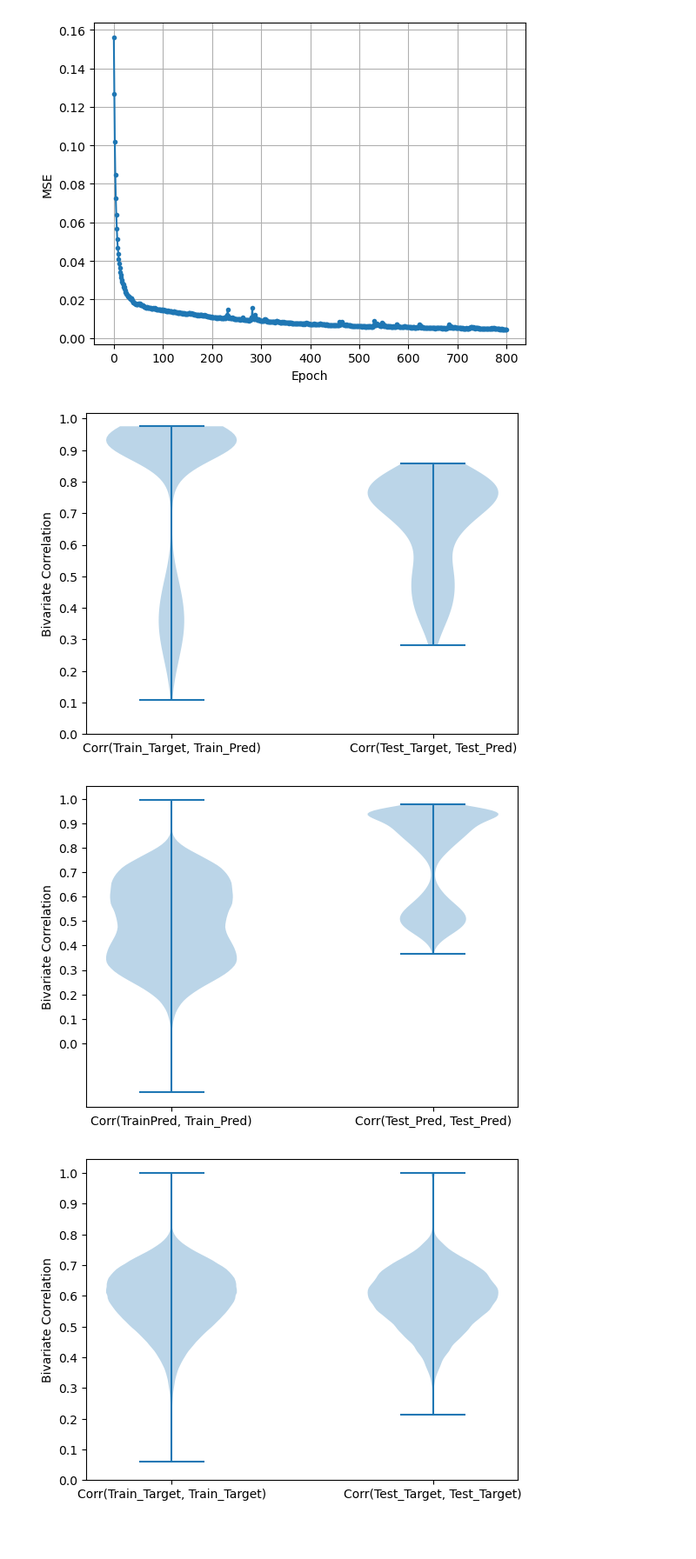
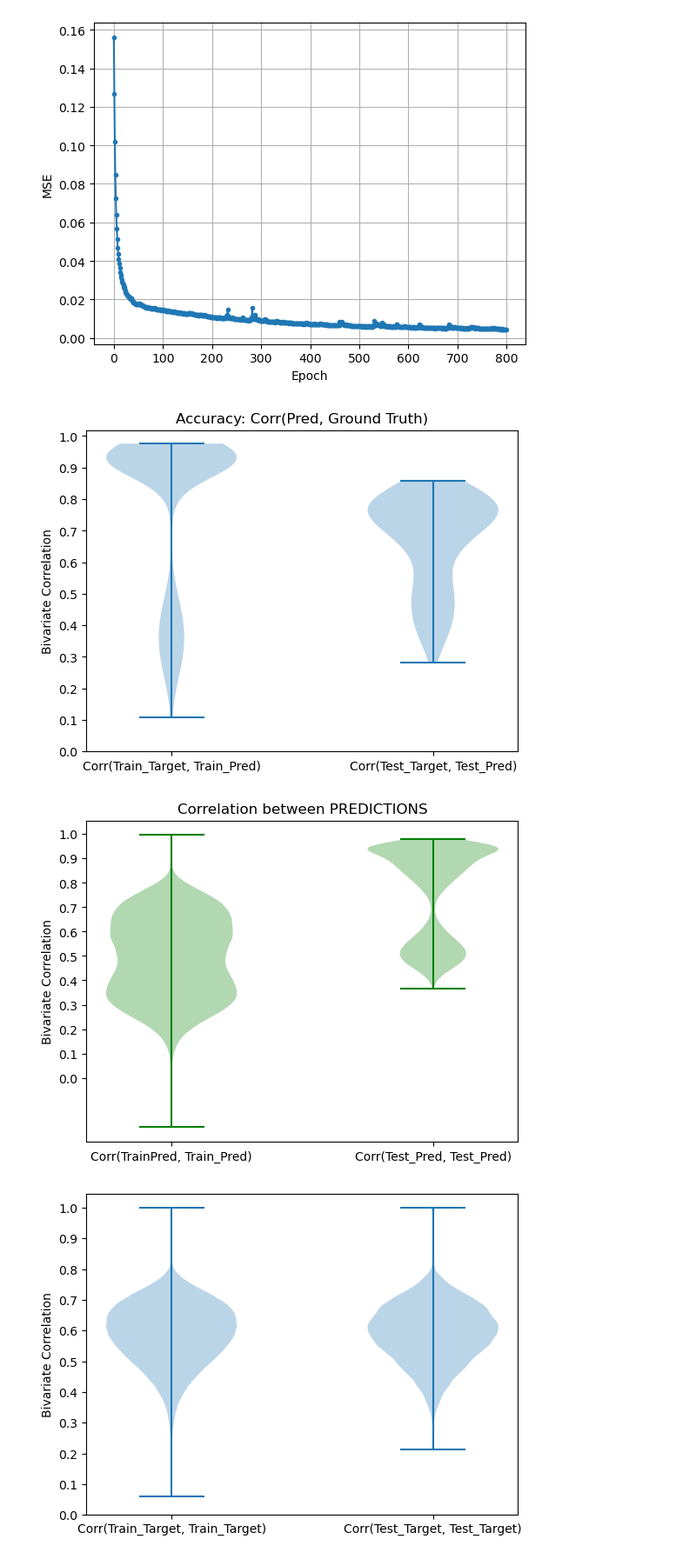
Before and after one commit to fyzeen/NeuroTranslate, a Jupyter notebook: SurfToNetmat/code/ICAd15_schfd100/model_diagnostics.ipynb, the cells around one changed output. Shown at 87% size. Cells and saved outputs as stored; diff of their text form; code cells hidden in the pictures; blank space fills up the shorter version.

```diff
--- a/SurfToNetmat/code/ICAd15_schfd100/model_diagnostics.ipynb
+++ b/SurfToNetmat/code/ICAd15_schfd100/model_diagnostics.ipynb
@@ -1259,9 +2620,18 @@ traintrain_pred_corrs = corr[np.triu_indices_from(corr, k=1)]
 corr = np.corrcoef(test_pred)
 testtest_pred_corrs = corr[np.triu_indices_from(corr, k=1)]
 
-plt.violinplot([traintrain_pred_corrs, testtest_pred_corrs])
+violin = plt.violinplot([traintrain_pred_corrs, testtest_pred_corrs])
+for pc in violin['bodies']:
+    pc.set_facecolor("green")
+
+for partname in ('cbars', 'cmins', 'cmaxes'):
+    vp = violin[partname]
+    vp.set_edgecolor('green')
+
+
 plt.xticks([1, 2], ['Corr(TrainPred, Train_Pred)', 'Corr(Test_Pred, Test_Pred)'])
 plt.yticks(np.arange(0, 1.1, 0.1))
 plt.ylabel("Bivariate Correlation")
+plt.title("Correlation between PREDICTIONS")
 plt.show()
 # %% [output]
@@ -4243,25 +5620,35 @@ plt.violinplot([train_corrs, test_corrs])
 plt.xticks([1, 2], ['Corr(Train_Target, Train_Pred)', 'Corr(Test_Target, Test_Pred)'])
 plt.yticks(np.arange(0, 1.1, 0.1))
 plt.ylabel("Bivariate Correlation")
+plt.title("Accuracy: Corr(Pred, Ground Truth)")
 plt.show()
 # %% [output]
-[figure, old version]
+[figure, new version]
 # %%
 # Corr(train_preds, train_preds)
 corr = np.corrcoef(train_pred)
 traintrain_pred_corrs = corr[np.triu_indices_from(corr, k=1)]
 
 # Corr(test_preds, test_preds)
 corr = np.corrcoef(test_pred)
 testtest_pred_corrs = corr[np.triu_indices_from(corr, k=1)]
 
-plt.violinplot([traintrain_pred_corrs, testtest_pred_corrs])
+violin = plt.violinplot([traintrain_pred_corrs, testtest_pred_corrs])
+for pc in violin['bodies']:
+    pc.set_facecolor("green")
+
+for partname in ('cbars', 'cmins', 'cmaxes'):
+    vp = violin[partname]
+    vp.set_edgecolor('green')
+
+
 plt.xticks([1, 2], ['Corr(TrainPred, Train_Pred)', 'Corr(Test_Pred, Test_Pred)'])
 plt.yticks(np.arange(0, 1.1, 0.1))
 plt.ylabel("Bivariate Correlation")
+plt.title("Correlation between PREDICTIONS")
 plt.show()
 # %% [output]
-[figure, old version]
+[figure, new version]
 # %%
 # Corr(train_Target, train_grountruth)
 corr = np.corrcoef(train_Target)
```
Also changed, not shown: parts of 15 cells of this notebook, 9 other files.
